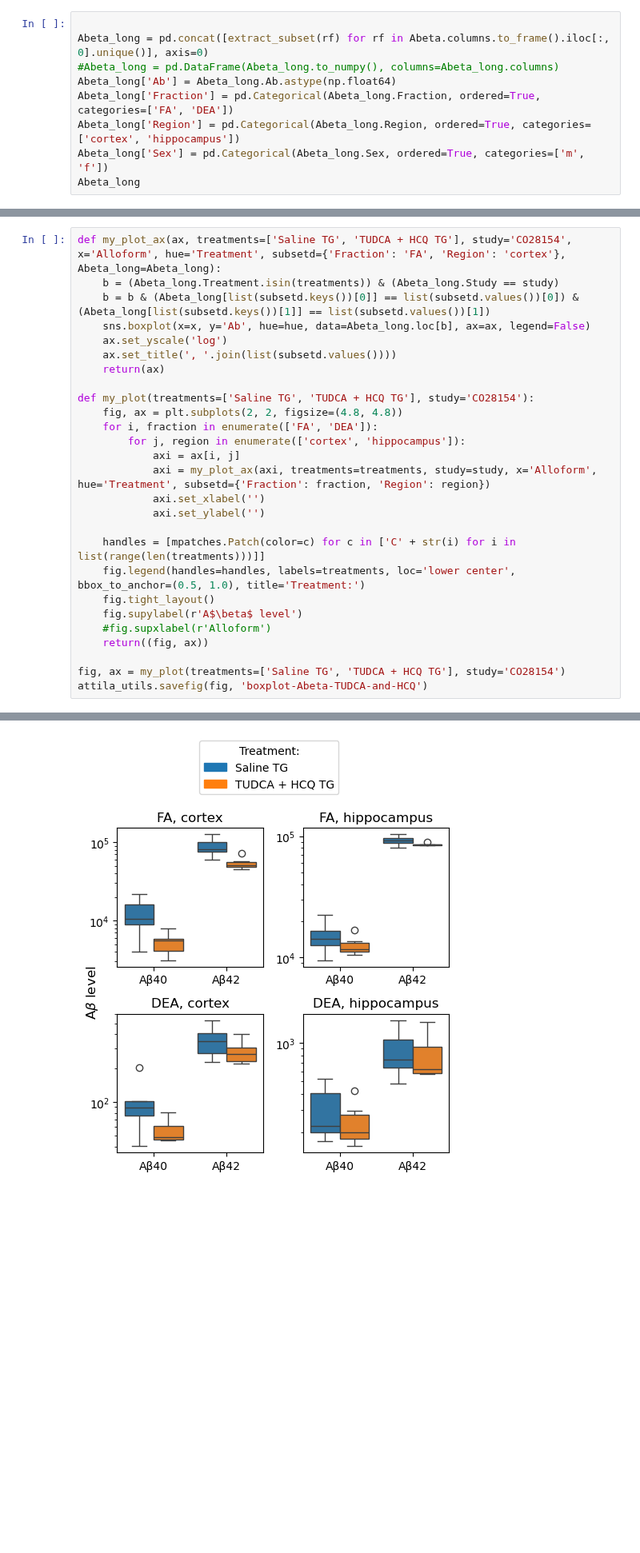
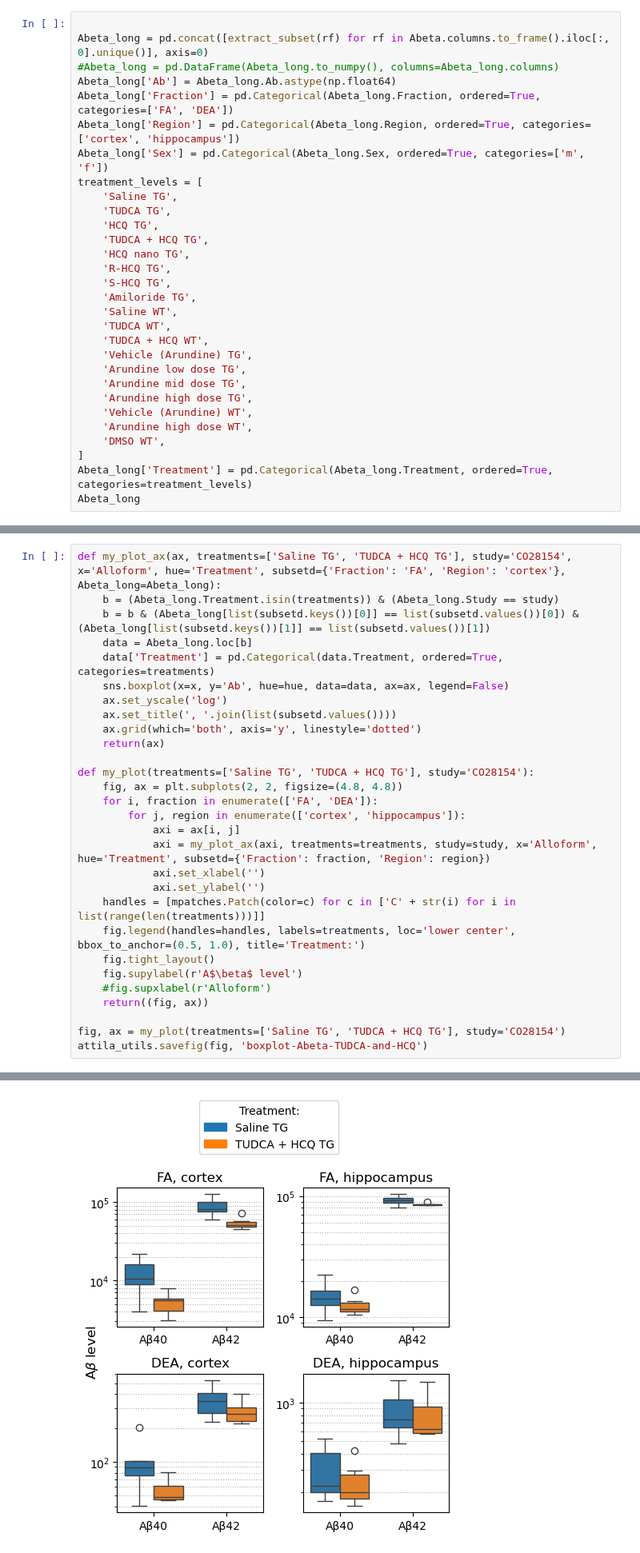
Before and after one commit to attilagk/CTNS-notebook, a Jupyter notebook: 2024-08-08-biochemistry/2024-08-08-biochemistry.ipynb, the cells around one changed output, grey strips where cells are left out. Shown at 80% size. Cells and saved outputs as stored; diff of their text form; blank space fills up the shorter version.

```diff
--- a/2024-08-08-biochemistry/2024-08-08-biochemistry.ipynb
+++ b/2024-08-08-biochemistry/2024-08-08-biochemistry.ipynb
@@ -88,6 +90,27 @@ Abeta_long['Ab'] = Abeta_long.Ab.astype(np.float64)
 Abeta_long['Fraction'] = pd.Categorical(Abeta_long.Fraction, ordered=True, categories=['FA', 'DEA'])
 Abeta_long['Region'] = pd.Categorical(Abeta_long.Region, ordered=True, categories=['cortex', 'hippocampus'])
 Abeta_long['Sex'] = pd.Categorical(Abeta_long.Sex, ordered=True, categories=['m', 'f'])
+treatment_levels = [
+    'Saline TG',
+    'TUDCA TG',
+    'HCQ TG',
+    'TUDCA + HCQ TG',
+    'HCQ nano TG',
+    'R-HCQ TG',
+    'S-HCQ TG',
+    'Amiloride TG',
+    'Saline WT',
+    'TUDCA WT',
+    'TUDCA + HCQ WT',
+    'Vehicle (Arundine) TG',
+    'Arundine low dose TG',
+    'Arundine mid dose TG',
+    'Arundine high dose TG',
+    'Vehicle (Arundine) WT',
+    'Arundine high dose WT',
+    'DMSO WT',
+]
+Abeta_long['Treatment'] = pd.Categorical(Abeta_long.Treatment, ordered=True, categories=treatment_levels)
 Abeta_long
 # %% [output]
 |  | Cohort | Group | IRN | Sex | Genotype | Study | Treatment | Alloform | Ab | Region | ... |
@@ -215,9 +343,12 @@ results.applymap(lambda x: x.bic)
 def my_plot_ax(ax, treatments=['Saline TG', 'TUDCA + HCQ TG'], study='CO28154', x='Alloform', hue='Treatment', subsetd={'Fraction': 'FA', 'Region': 'cortex'}, Abeta_long=Abeta_long):
     b = (Abeta_long.Treatment.isin(treatments)) & (Abeta_long.Study == study)
     b = b & (Abeta_long[list(subsetd.keys())[0]] == list(subsetd.values())[0]) & (Abeta_long[list(subsetd.keys())[1]] == list(subsetd.values())[1])
-    sns.boxplot(x=x, y='Ab', hue=hue, data=Abeta_long.loc[b], ax=ax, legend=False)
+    data = Abeta_long.loc[b]
+    data['Treatment'] = pd.Categorical(data.Treatment, ordered=True, categories=treatments)
+    sns.boxplot(x=x, y='Ab', hue=hue, data=data, ax=ax, legend=False)
     ax.set_yscale('log')
     ax.set_title(', '.join(list(subsetd.values())))
+    ax.grid(which='both', axis='y', linestyle='dotted')
     return(ax)
 
 def my_plot(treatments=['Saline TG', 'TUDCA + HCQ TG'], study='CO28154'):
@@ -228,7 +359,6 @@ def my_plot(treatments=['Saline TG', 'TUDCA + HCQ TG'], study='CO28154'):
             axi = my_plot_ax(axi, treatments=treatments, study=study, x='Alloform', hue='Treatment', subsetd={'Fraction': fraction, 'Region': region})
             axi.set_xlabel('')
             axi.set_ylabel('')
-
     handles = [mpatches.Patch(color=c) for c in ['C' + str(i) for i in list(range(len(treatments)))]]
     fig.legend(handles=handles, labels=treatments, loc='lower center', bbox_to_anchor=(0.5, 1.0), title='Treatment:')
     fig.tight_layout()
@@ -244,3 +394,3 @@ attila_utils.savefig(fig, 'boxplot-Abeta-TUDCA-and-HCQ')
-[figure, old version]
+[figure, new version]
 # %%
 fig, ax = my_plot(treatments=['Saline TG', 'TUDCA TG', 'HCQ TG'], study='CO28152')
```
Also changed, not shown: parts of 17 cells of this notebook.
